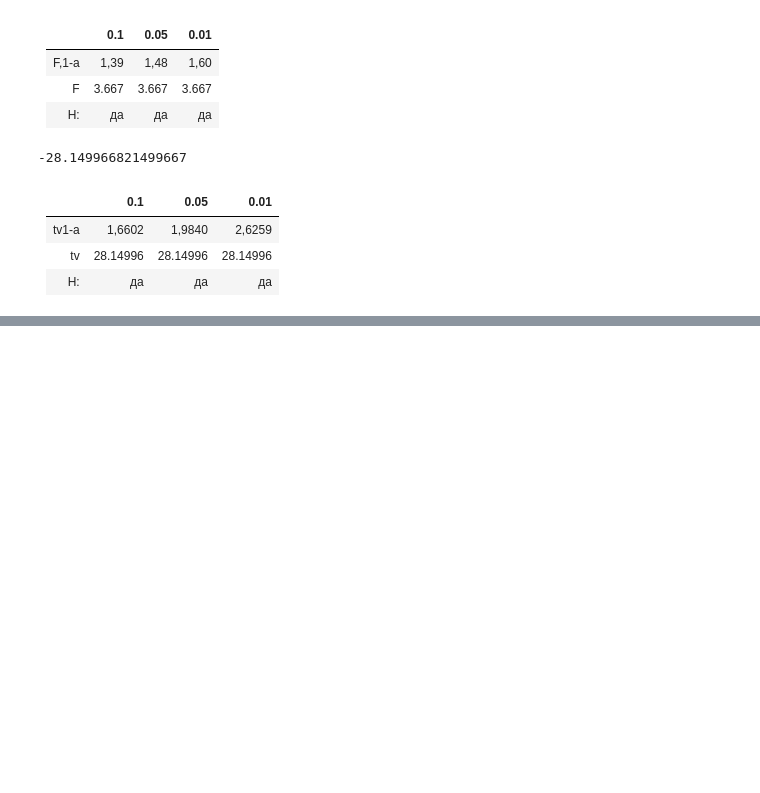
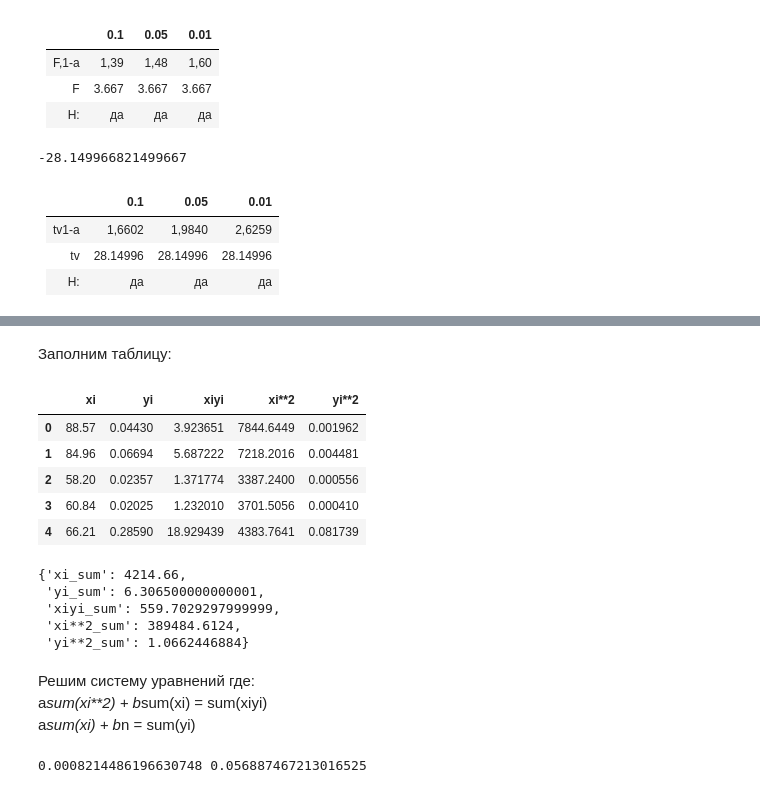
Before and after one commit to AlexAredov/statistic, a Jupyter notebook: HW_statistic.ipynb, the cells around one changed output, grey strips where cells are left out. Drawn from its saved outputs; the diff is of its cells as text; code cells hidden in the pictures; blank space fills up the shorter version.

```diff
--- a/HW_statistic.ipynb
+++ b/HW_statistic.ipynb
@@ -875,5 +881,21 @@ T = min(5, 1+2+3+4+6+7+8+9)
 # %%
 X = LYMPH_NPOLAR[0:10]
 Y = SEGM_NPOLAR[0:10]
+
+#X = [0.2486, 0.293, 0.4993, 0.3993, 0.4714, 0.3033, 0.4327, 0.4987, 0.5244, 0.3594]
+#Y = [0.347, 0.4221, 0.3374, 0.3841, 0.376, 0.3303, 0.3115, 0.2959, 0.3177, 0.3653]
+
+Ux = 0
+for i in X:
+    for j in Y:
+        if i > j:
+            Ux+=1
+print(Ux)
+Uy = 0
+for i in Y:
+    for j in X:
+        if i > j:
+            Uy+=1
+print(Uy)
 sorted(X)
 # %% [output]
@@ -986,0 +1040,47 @@ tv
+# %% [markdown]
+Заполним таблицу:
+# %%
+xiyi = []
+for i in range(0, len(LYMPH_AREA)):
+    xiyi.append(LYMPH_AREA[i]*LYMPH_NPOLAR[i])
+xi_sq = []
+for i in range(0, len(LYMPH_AREA)):
+    xi_sq.append(LYMPH_AREA[i]**2)
+yi_sq = []
+for i in range(0, len(LYMPH_AREA)):
+    yi_sq.append(LYMPH_NPOLAR[i]**2)
+data  = pd.DataFrame({'xi': LYMPH_AREA[:], 'yi': LYMPH_NPOLAR[:], 'xiyi' : xiyi, 'xi**2' : xi_sq, 'yi**2' : yi_sq})
+data.head()
+# %% [output]
+|  | xi | yi | xiyi | xi**2 | yi**2 |
+| 0 | 88.57 | 0.04430 | 3.923651 | 7844.6449 | 0.001962 |
+| 1 | 84.96 | 0.06694 | 5.687222 | 7218.2016 | 0.004481 |
+| 2 | 58.20 | 0.02357 | 1.371774 | 3387.2400 | 0.000556 |
+| 3 | 60.84 | 0.02025 | 1.232010 | 3701.5056 | 0.000410 |
+| 4 | 66.21 | 0.28590 | 18.929439 | 4383.7641 | 0.081739 |
+# %%
+data1  = {'xi_sum': sum(LYMPH_AREA[:]),
+                       'yi_sum': sum(LYMPH_NPOLAR[:]),
+                       'xiyi_sum' : sum(xiyi),
+                       'xi**2_sum' : sum(xi_sq),
+                       'yi**2_sum' : sum(yi_sq)}
+data1
+# %% [output]
+{'xi_sum': 4214.66,
+ 'yi_sum': 6.306500000000001,
+ 'xiyi_sum': 559.7029297999999,
+ 'xi**2_sum': 389484.6124,
+ 'yi**2_sum': 1.0662446884}
+# %% [markdown]
+Решим систему уравнений где: <br>
+a*sum(xi**2) + b*sum(xi) = sum(xiyi) <br>
+a*sum(xi) + b*n = sum(yi)
+# %%
+M1 = np.array([[sum(xi_sq), sum(LYMPH_AREA[:])], [sum(LYMPH_AREA[:]), 50]])
+v1 = np.array([sum(xiyi), sum(LYMPH_NPOLAR[:])])
+arr = np.linalg.solve(M1, v1)
+a = arr[0]
+b = arr[1]
+print(a,b)
+# %% [output]
+0.0008214486196630748 0.056887467213016525
```
Also changed, not shown: parts of 41 cells of this notebook.
